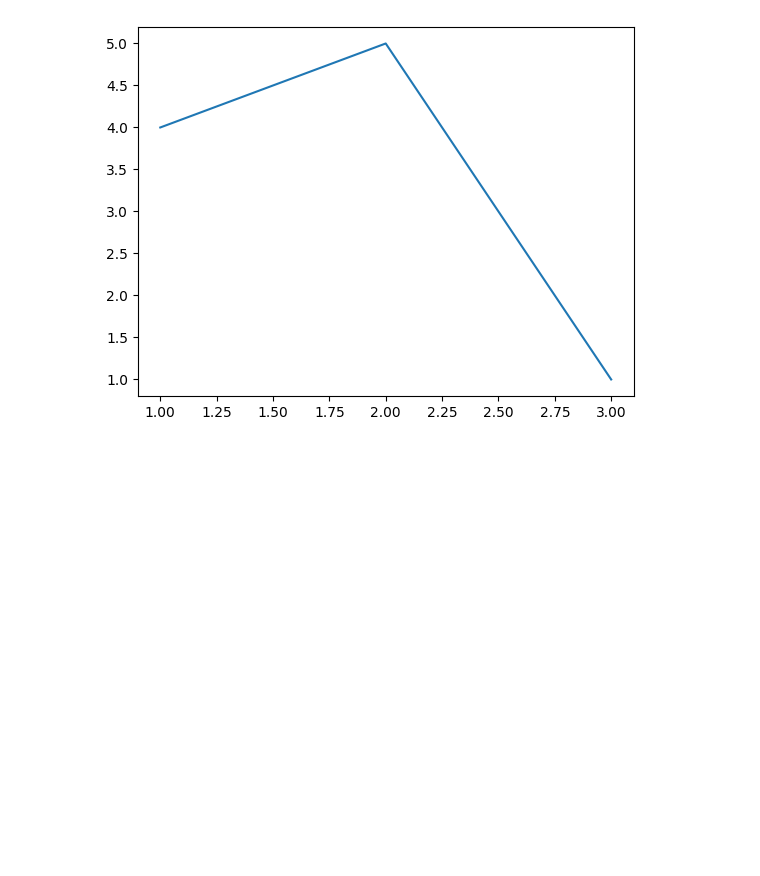
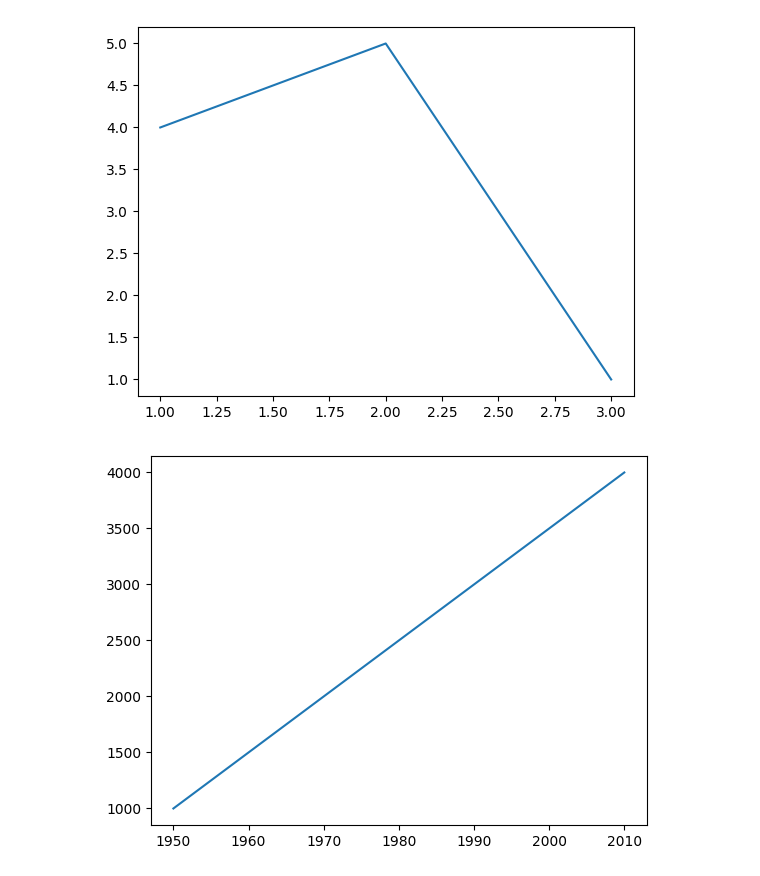
Before and after one commit to ashuwebdevloper/Data-Science-Project, a Jupyter notebook: MatplotlibCodewithharry/1.ipynb, the cells around one changed output. Drawn from its saved outputs; the diff is of its cells as text; code cells hidden in the pictures; blank space fills up the shorter version.

```diff
--- a/MatplotlibCodewithharry/1.ipynb
+++ b/MatplotlibCodewithharry/1.ipynb
@@ -5,3 +5,11 @@ plt.plot([1, 2, 3], [4, 5, 1])
 plt.show()
 # %% [output]
 [figure]
+# %%
+years = [1950, 1960, 1970, 1980, 1990, 2000, 2010]
+runs = [1000, 1500, 2000, 2500, 3000, 3500, 4000]
+
+plt.plot(years, runs)
+plt.show()
+# %% [output]
+[figure, added]
```
